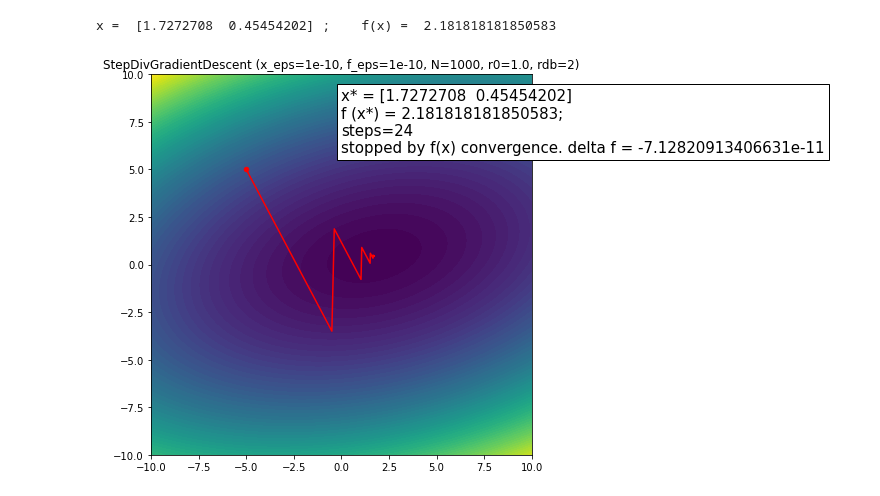
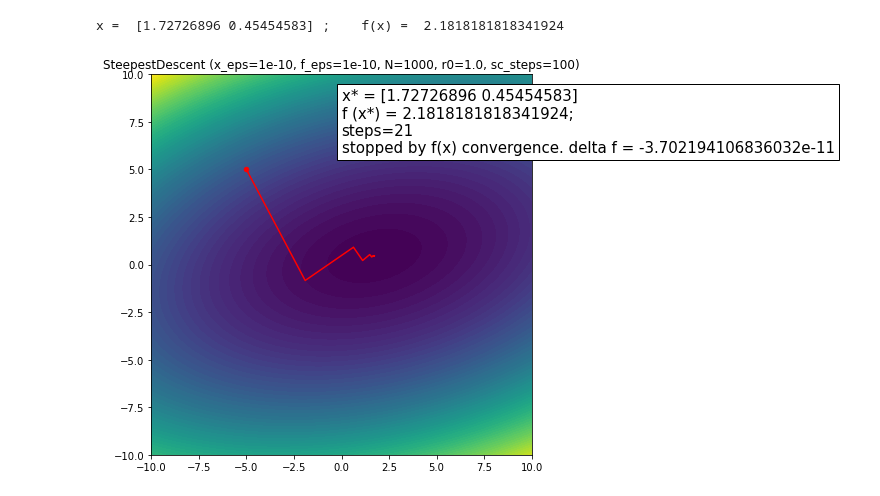
Before and after one commit to mkrooted256/term5-optimization, a Jupyter notebook: lab1/steepest_descent.ipynb, the cells around one changed output. Cells and saved outputs as stored; diff of their text form; code cells hidden in the pictures.

```diff
--- a/lab1/steepest_descent.ipynb
+++ b/lab1/steepest_descent.ipynb
@@ -7,7 +7,7 @@ from gradient.step_div_gradient import StepDivGradientDescent
 from test_functions import f1, himmelblau, ackley
 # %%
 # Визначаємо метод оптимізації
-method = StepDivGradientDescent(timeout=1000, rate=1)
+method = SteepestGradientDescent(timeout=1000, rate=1)
 # Оптимізуємо. Зберігаємо результат. (див. файл dumb_gradient.py щоб подивитися, що містить result)
 result = method.optimize(f1, f1.df, x_start=(-5,5))
 
@@ -20,35 +20,35 @@ x_history, y_history = result['x_history'].T
 # створюємо двовимірний "лінійний простір" з двох одновимірних
 # np.linspace(x0, x1, n) = { x0 + k * (x1-x0)/n | k = [0,n] }
 ls = np.linspace(-10,10,200)
 xx, yy = np.meshgrid(ls, ls, sparse=True)
 
 # gcf - get current figure - об'єкт для керування зображенням
 # gca - get current axes - об'єкт для керування осями та графіком
 fig = plt.gcf()
 ax = plt.gca()
 
 # Підготовка зображення
 ax.set_aspect(1.0) # відношення сторін 1:1
 ax.set_xlim(-10,10) # межі по x
 ax.set_ylim(-10,10) # межі по y
 fig.set_size_inches((7,7)) # розмір зображення в "дюймах"
 ax.set_title(str(method)) # додати заголовок
 
 # Побудова графіків
 plt.contourf(ls, ls, f1([xx,yy]), levels=70) # Кольоровий графік f1(x,y) на області визначення ls x ls
 plt.scatter(x_history[0], y_history[0], c='r', s=20) # Позначити червоним кружечком початкову точку
 plt.plot(x_history, y_history, c='r') # Побудувати траекторію спуску
 
 # Текст з описом результатів спуску
 plt.text(0, 7.5, f"x* = {result['x']}\nf (x*) = {result['f']};\nsteps={result['steps']}\n{result['message']}",
     size=15, ha='left', va='center', bbox=dict(boxstyle='square', fc='white'))
 
 # Додаткова детальна інформація текстом
 # print(result)
 print("x = ", result['x'], ";    f(x) = ", result['f'])
 # %% [output]
-x =  [1.7272708  0.45454202] ;    f(x) =  2.181818181850583
+x =  [1.72726896 0.45454583] ;    f(x) =  2.1818181818341924
-[figure, old version]
+[figure, new version]
 # %%
 f = himmelblau.f
 df = himmelblau.auto_d
```
Also changed, not shown: parts of 3 cells of this notebook, 3 other files.
